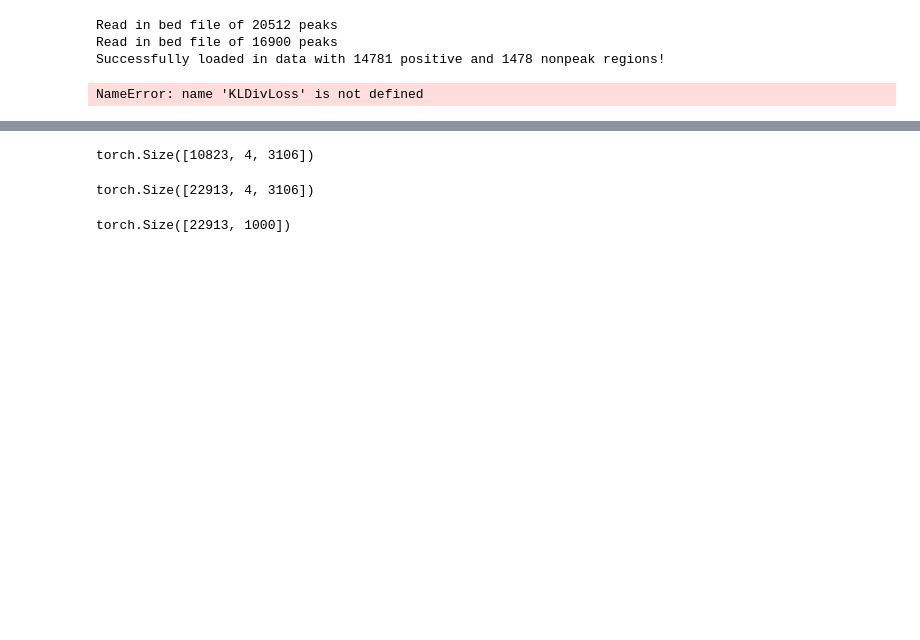
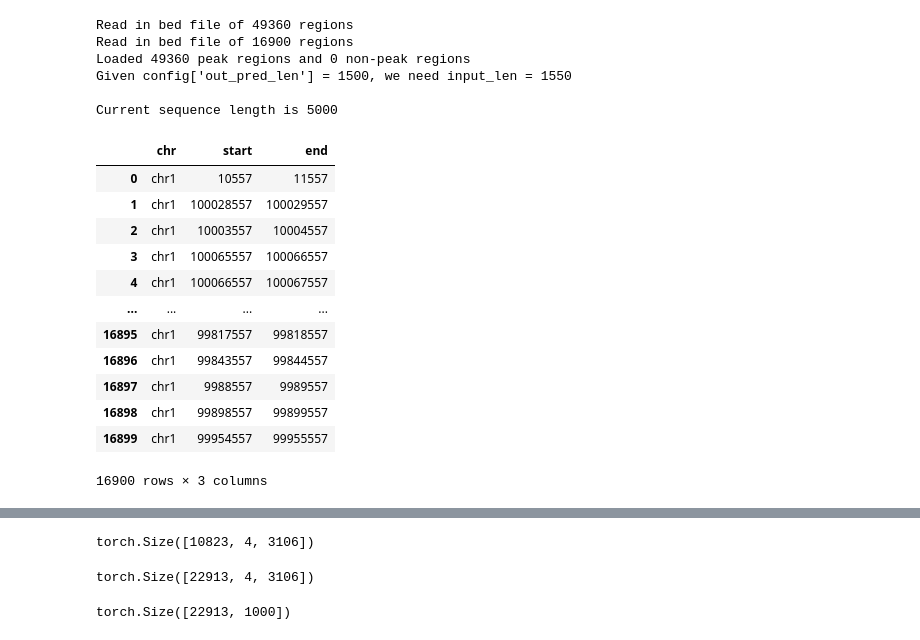
Before and after one commit to Vishvak2000/cpbl, a Jupyter notebook: testing/testing_model.ipynb, the cells around one changed output, grey strips where cells are left out. Cells and saved outputs as stored; diff of their text form; code cells hidden in the pictures; blank space fills up the shorter version.

```diff
--- a/testing/testing_model.ipynb
+++ b/testing/testing_model.ipynb
@@ -12,26 +14,47 @@ from models._model import CBPLTrainer
 # %%
 config = {
-    "peak_regions":"/gladstone/corces/lab/users/vishvak/chrombpnet_tutorial/own_data/test.chr1.chr2.chr3.bed",
+    "peak_regions":"/gladstone/corces/lab/users/vishvak/chrombpnet_tutorial/own_data/test.chr1_to_chr10.no_blacklist.bed",
     "nonpeak_regions":"/gladstone/corces/lab/users/vishvak/chrombpnet_tutorial/own_data/test.chr1.negatives.adjusted.bed",
     "genome_fasta":"/gladstone/corces/lab/users/vishvak/chrombpnet_tutorial/data/downloads/hg38.fa",
     "cts_bw_file":"/gladstone/corces/lab/users/vishvak/chrombpnet_tutorial/own_data/ENCFF735AHG.bigWig",
-    "negative_sampling_ratio":0.1,
-    "train_size": 0.7,
+    "negative_sampling_ratio":0,
+    #"train_size": 0.9,
     "batch_size": 32,
     "filters": 64,
     "n_dil_layers": 3,
     "conv1_kernel_size": 21,
     "dilation_kernel_size" : 3,
     "num_tasks": 1,
-    "input_seq_len": 2564,
-    "out_pred_len": 500,
+    "input_seq_len": 5000,
+    "out_pred_len": 1500,
     "learning_rate": 0.001,
-    "dropout_rate" : 0
+    "dropout_rate" : 0.1,
+    "train_chrs" : ["chr1","chr2","chr3","chr4","chr5"],
+    "valid_chrs" : ["chr6","chr7"],
+    "seq_focus_len" : 500
 }
 # %%
 trainer =  CBPLTrainer(config)
 # %% [output]
-Read in bed file of 20512 peaks
-Read in bed file of 16900 peaks
-Successfully loaded in data with 14781 positive and 1478 nonpeak regions!
+Read in bed file of 49360 regions
+Read in bed file of 16900 regions
+Loaded 49360 peak regions and 0 non-peak regions
+Given config['out_pred_len'] = 1500, we need input_len = 1550
+
+Current sequence length is 5000
-NameError: name 'KLDivLoss' is not defined
+# %%
+trainer.dataset.nonpeak_df
+# %% [output]
+|  | chr | start | end |
+| 0 | chr1 | 10557 | 11557 |
+| 1 | chr1 | 100028557 | 100029557 |
+| 2 | chr1 | 10003557 | 10004557 |
+| 3 | chr1 | 100065557 | 100066557 |
+| 4 | chr1 | 100066557 | 100067557 |
+| ... | ... | ... | ... |
+| 16895 | chr1 | 99817557 | 99818557 |
+| 16896 | chr1 | 99843557 | 99844557 |
+| 16897 | chr1 | 9988557 | 9989557 |
+| 16898 | chr1 | 99898557 | 99899557 |
+| 16899 | chr1 | 99954557 | 99955557 |
+16900 rows × 3 columns
```
Also changed, not shown: parts of 19 cells of this notebook, 36 other files.
